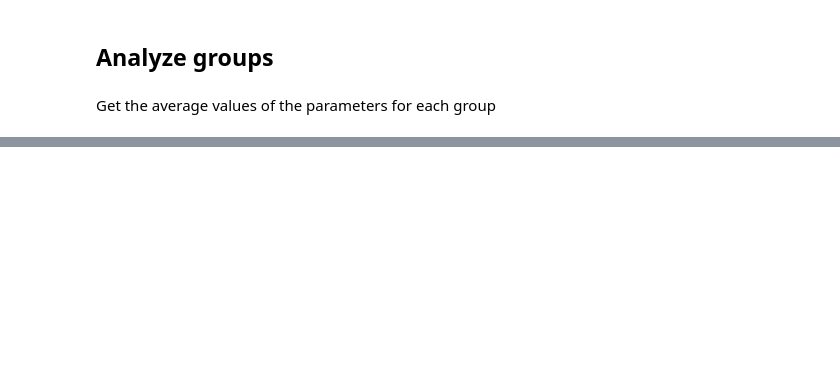
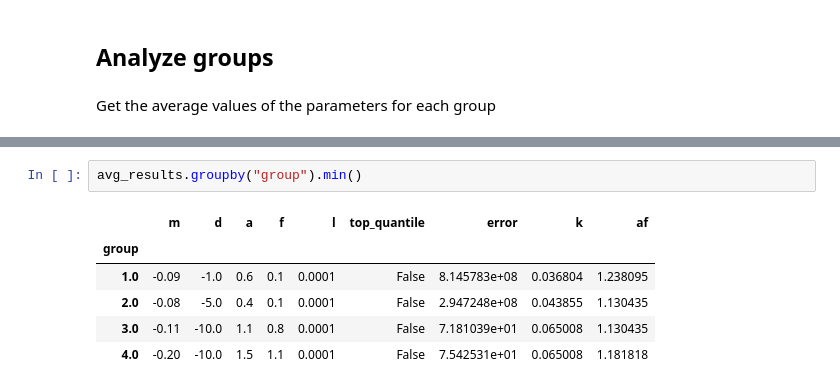
Before and after one commit to NLM-DIR/clonal-tumor-dynamics, a Jupyter notebook: Figure_5b.ipynb, the cells around one changed output, grey strips where cells are left out. Drawn from its saved outputs; the diff is of its cells as text; blank space fills up the shorter version.

```diff
--- a/Figure_5b.ipynb
+++ b/Figure_5b.ipynb
@@ -181,0 +266,9 @@ avg_results.groupby("group").mean()
+# %%
+avg_results.groupby("group").min()
+# %% [output]
+|  | m | d | a | f | l | top_quantile | error | k | af |
+| group |  |  |  |  |  |  |  |  |  |
+| 1.0 | -0.09 | -1.0 | 0.6 | 0.1 | 0.0001 | False | 8.145783e+08 | 0.036804 | 1.238095 |
+| 2.0 | -0.08 | -5.0 | 0.4 | 0.1 | 0.0001 | False | 2.947248e+08 | 0.043855 | 1.130435 |
+| 3.0 | -0.11 | -10.0 | 1.1 | 0.8 | 0.0001 | False | 7.181039e+01 | 0.065008 | 1.130435 |
+| 4.0 | -0.20 | -10.0 | 1.5 | 1.1 | 0.0001 | False | 7.542531e+01 | 0.065008 | 1.181818 |
```
Also changed, not shown: parts of 16 cells of this notebook, 8 other files.
